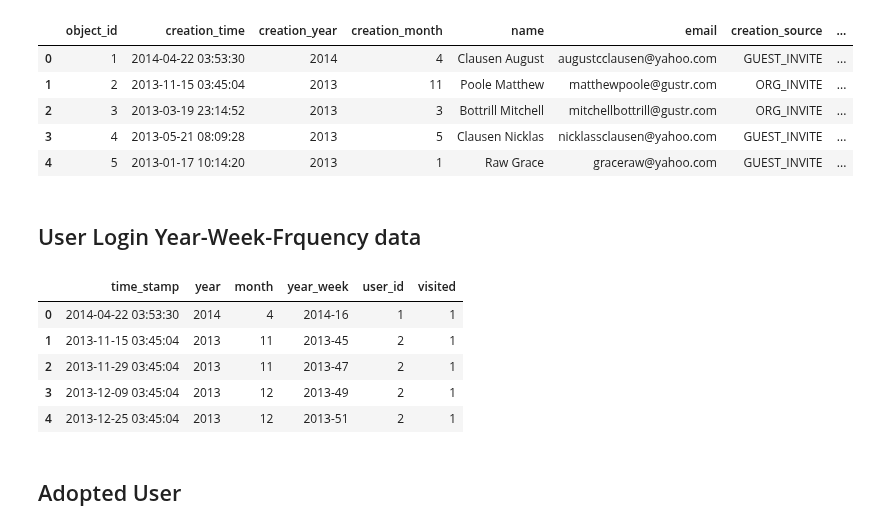
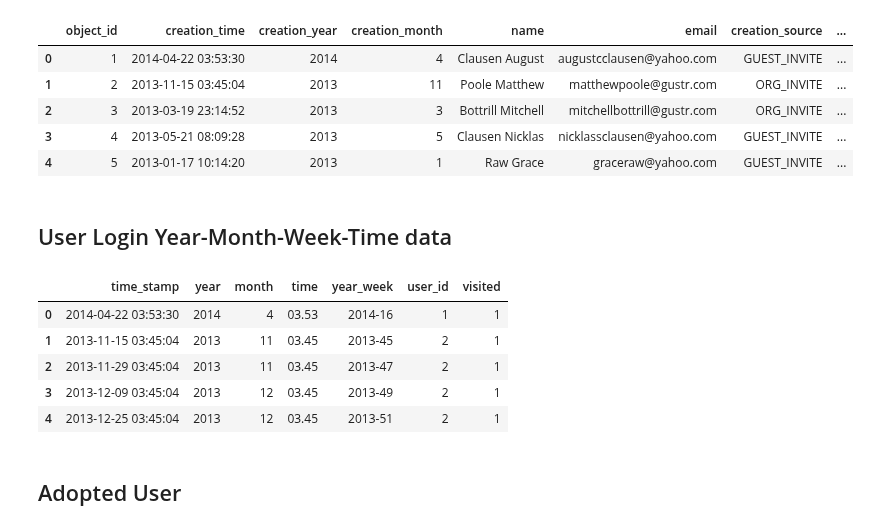
Before and after one commit to Jeyramana/GUVI_Assignments, a Jupyter notebook: Assignment_3/user.ipynb, the cells around one changed output. Cells and saved outputs as stored; diff of their text form; code cells hidden in the pictures.

Commit message:
adopted user data done

```diff
--- a/Assignment_3/user.ipynb
+++ b/Assignment_3/user.ipynb
@@ -374,5 +374,5 @@ df2.head()
 ## Merge DataFrame df1 & df2
 # %%
 # We will merge data on object_id, so lets rename user_id in df2 to object_id
-df2.rename(columns={'user_id':'object_id'}, inplace=True)
-df2.head()
+# df2.rename(columns={'user_id':'object_id'}, inplace=True)
+# df2.head()
@@ -492,21 +429,22 @@ df1.head()
 | 3 | 4 | 2013-05-21 08:09:28 | 2013 | 5 | Clausen Nicklas | nicklassclausen@yahoo.com | GUEST_INVITE | ... |
 | 4 | 5 | 2013-01-17 10:14:20 | 2013 | 1 | Raw Grace | graceraw@yahoo.com | GUEST_INVITE | ... |
 # %% [markdown]
-## User Login Year-Week-Frquency data
+## User Login Year-Month-Week-Time data
 # %%
 df2['year'] = df2.time_stamp.dt.year
 df2['month'] = df2.time_stamp.dt.month
 df2['year_week'] = df2.time_stamp.dt.strftime('%Y-%W')
+df2['time'] = df2.time_stamp.dt.strftime('%H.%M')
 # %%
-new_order = ['time_stamp', 'year', 'month', 'year_week', 'user_id', 'visited']
+new_order = ['time_stamp', 'year', 'month', 'time', 'year_week', 'user_id', 'visited']
 df2 = df2.reindex(columns=new_order)
 df2.head()
 # %% [output]
-|  | time_stamp | year | month | year_week | user_id | visited |
-| 0 | 2014-04-22 03:53:30 | 2014 | 4 | 2014-16 | 1 | 1 |
-| 1 | 2013-11-15 03:45:04 | 2013 | 11 | 2013-45 | 2 | 1 |
-| 2 | 2013-11-29 03:45:04 | 2013 | 11 | 2013-47 | 2 | 1 |
-| 3 | 2013-12-09 03:45:04 | 2013 | 12 | 2013-49 | 2 | 1 |
-| 4 | 2013-12-25 03:45:04 | 2013 | 12 | 2013-51 | 2 | 1 |
+|  | time_stamp | year | month | time | year_week | user_id | visited |
+| 0 | 2014-04-22 03:53:30 | 2014 | 4 | 03.53 | 2014-16 | 1 | 1 |
+| 1 | 2013-11-15 03:45:04 | 2013 | 11 | 03.45 | 2013-45 | 2 | 1 |
+| 2 | 2013-11-29 03:45:04 | 2013 | 11 | 03.45 | 2013-47 | 2 | 1 |
+| 3 | 2013-12-09 03:45:04 | 2013 | 12 | 03.45 | 2013-49 | 2 | 1 |
+| 4 | 2013-12-25 03:45:04 | 2013 | 12 | 03.45 | 2013-51 | 2 | 1 |
 # %% [markdown]
 ## Adopted User
```
Also changed, not shown: parts of 20 cells of this notebook, 1 other file.
